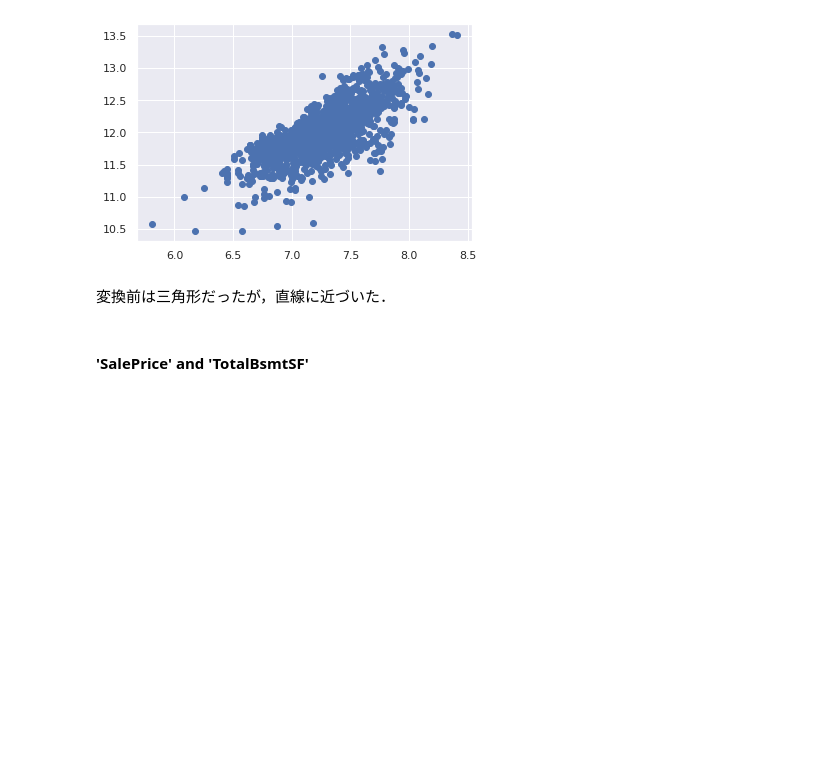
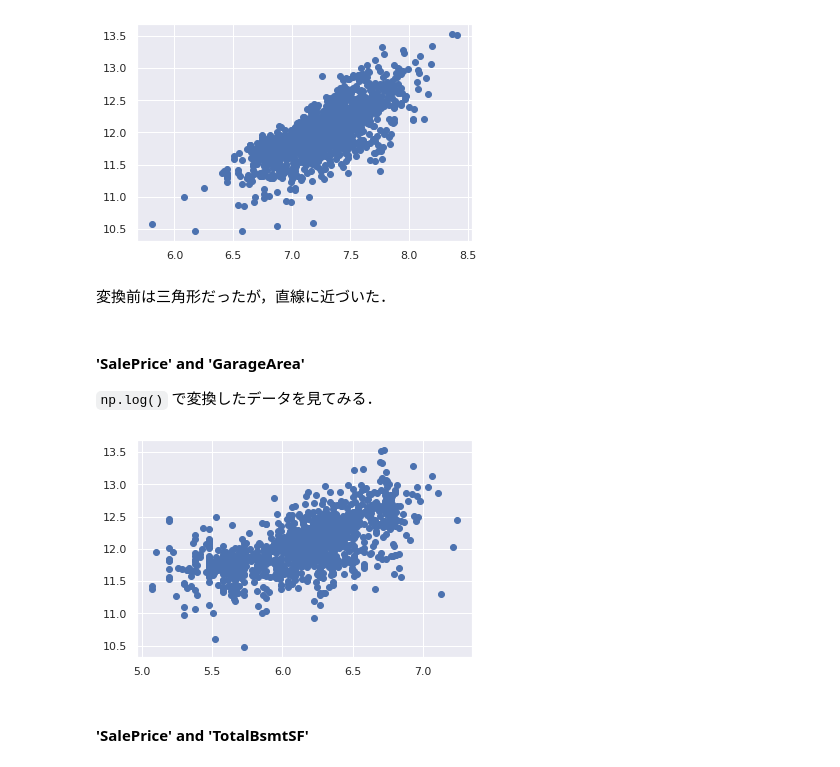
Before and after one commit to gnkm/kaggle.house-prices, a Jupyter notebook: notebooks/EDA.ipynb, the cells around one changed output. Drawn from its saved outputs; the diff is of its cells as text; code cells hidden in the pictures; blank space fills up the shorter version.

```diff
--- a/notebooks/EDA.ipynb
+++ b/notebooks/EDA.ipynb
@@ -795,6 +827,21 @@ plt.scatter(df_train['GrLivArea'], df_train['SalePrice']);
 [figure]
 # %% [markdown]
 変換前は三角形だったが，直線に近づいた．
+# %% [markdown]
+#### 'SalePrice' and 'GarageArea'
+
+`np.log()` で変換したデータを見てみる．
+# %%
+plt.scatter(
+    df_log[
+        df_log['HasGarage']==1
+    ]['GarageArea'],
+    df_log[
+        df_log['HasGarage']==1
+    ]['SalePrice']
+);
+# %% [output]
+[figure, added]
 # %% [markdown]
 #### 'SalePrice' and 'TotalBsmtSF'
 # %%
```
Also changed, not shown: parts of 8 cells of this notebook.
